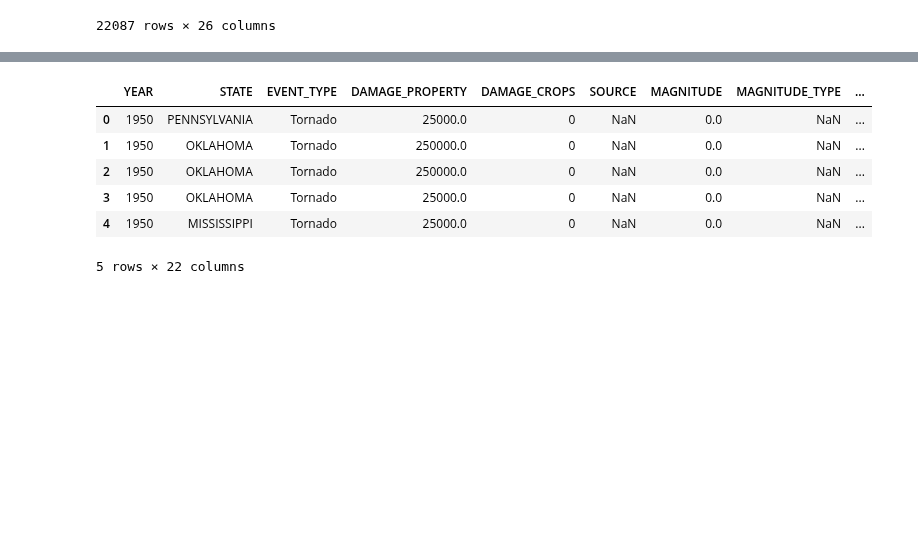
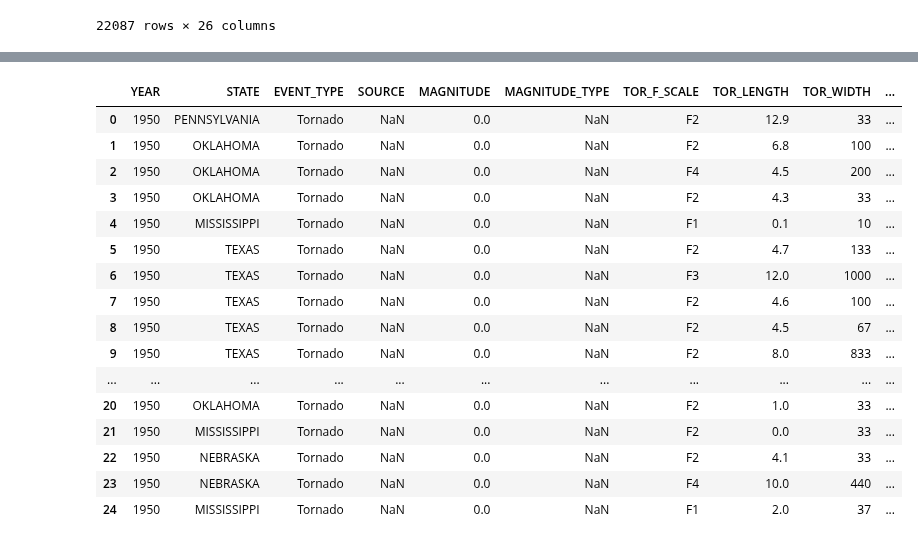
Before and after one commit to elizabethmorgan26/team1, a Jupyter notebook: 1950-1964_df.ipynb, the cells around one changed output, grey strips where cells are left out. Drawn from its saved outputs; the diff is of its cells as text; code cells hidden in the pictures; blank space fills up the shorter version.

```diff
--- a/1950-1964_df.ipynb
+++ b/1950-1964_df.ipynb
@@ -125,29 +115,31 @@ clean_mergestorm_df
 # =============================================
 # change a string into a float; account for magnitude of
 # # the number as represented in the string
-def retype_damage_value(value_str):
-    if pd.isna(value_str):
+def retype_damage_value(value):
+    if pd.isna(value):
         return np.nan
 
-    if isinstance(value_str, (int, float)):
-        return value_str
+    try:
+        if isinstance(value, (int, float)):
+            return float(value)
 
-    value_str = str(value_str)
+        value_str = str(value)
+        if not value_str:
+            return np.nan
 
-    num_str = ''.join(char for char in value_str if char.isnumeric() or char == '.')
-    magnitude = ''.join(char for char in value_str if char.isalpha())
+        num_str = value[:-1]
+        magnitude = value[-1]
 
-    try:
         num = float(num_str)
-    except ValueError:
+
+        if magnitude == 'K':
+            num *= 1000
+        elif magnitude == 'M':
+            num *= 1000000
+        elif magnitude == 'B':
+            num *= 1000000000
+
+        return num
+    except (ValueError, IndexError):
         return np.nan
-
-    if magnitude == 'K':
-        num *= 1000
-    elif magnitude == 'M':
-        num *= 1000000
-    elif magnitude == 'B':
-        num *= 1000000000
-
-    return num
 # %%
@@ -264,6 +224,8 @@ See the caveats in the documentation: https://pandas.pydata.org/pandas-docs/stab
 drop_merged_df = clean_mergestorm_df.drop(columns=["INJURIES_DIRECT",
                                                    "INJURIES_INDIRECT",
                                                    "DEATHS_DIRECT",
-                                                   "DEATHS_INDIRECT"])
+                                                   "DEATHS_INDIRECT",
+                                                   "DAMAGE_PROPERTY",
+                                                   "DAMAGE_CROPS"])
 drop_merged_df.head()
 # %% [output]
@@ -277,20 +238,30 @@ drop_merged_df.head()
 # %%
 # Narrow down events that have had at least one death and/or at least one injury
 narrow_df = drop_merged_df.loc[(drop_merged_df["TOTAL DEATHS"] > 1) | (drop_merged_df["TOTAL INJURIES"] > 1)]
 
 # reset the index
 narrow_df.reset_index(drop=True, inplace=True)
 
 # Display sample data
-narrow_df.head()
+narrow_df.head(25)
 # %% [output]
-|  | YEAR | STATE | EVENT_TYPE | DAMAGE_PROPERTY | DAMAGE_CROPS | SOURCE | MAGNITUDE | MAGNITUDE_TYPE | ... |
-| 0 | 1950 | PENNSYLVANIA | Tornado | 25000.0 | 0 | NaN | 0.0 | NaN | ... |
-| 1 | 1950 | OKLAHOMA | Tornado | 250000.0 | 0 | NaN | 0.0 | NaN | ... |
-| 2 | 1950 | OKLAHOMA | Tornado | 250000.0 | 0 | NaN | 0.0 | NaN | ... |
-| 3 | 1950 | OKLAHOMA | Tornado | 25000.0 | 0 | NaN | 0.0 | NaN | ... |
-| 4 | 1950 | MISSISSIPPI | Tornado | 25000.0 | 0 | NaN | 0.0 | NaN | ... |
+|  | YEAR | STATE | EVENT_TYPE | SOURCE | MAGNITUDE | MAGNITUDE_TYPE | TOR_F_SCALE | TOR_LENGTH | TOR_WIDTH | ... |
+| 0 | 1950 | PENNSYLVANIA | Tornado | NaN | 0.0 | NaN | F2 | 12.9 | 33 | ... |
+| 1 | 1950 | OKLAHOMA | Tornado | NaN | 0.0 | NaN | F2 | 6.8 | 100 | ... |
+| 2 | 1950 | OKLAHOMA | Tornado | NaN | 0.0 | NaN | F4 | 4.5 | 200 | ... |
+| 3 | 1950 | OKLAHOMA | Tornado | NaN | 0.0 | NaN | F2 | 4.3 | 33 | ... |
+| 4 | 1950 | MISSISSIPPI | Tornado | NaN | 0.0 | NaN | F1 | 0.1 | 10 | ... |
+| 5 | 1950 | TEXAS | Tornado | NaN | 0.0 | NaN | F2 | 4.7 | 133 | ... |
+| 6 | 1950 | TEXAS | Tornado | NaN | 0.0 | NaN | F3 | 12.0 | 1000 | ... |
+| 7 | 1950 | TEXAS | Tornado | NaN | 0.0 | NaN | F2 | 4.6 | 100 | ... |
+| 8 | 1950 | TEXAS | Tornado | NaN | 0.0 | NaN | F2 | 4.5 | 67 | ... |
+| 9 | 1950 | TEXAS | Tornado | NaN | 0.0 | NaN | F2 | 8.0 | 833 | ... |
+| ... | ... | ... | ... | ... | ... | ... | ... | ... | ... | ... |
+| 20 | 1950 | OKLAHOMA | Tornado | NaN | 0.0 | NaN | F2 | 1.0 | 33 | ... |
+| 21 | 1950 | MISSISSIPPI | Tornado | NaN | 0.0 | NaN | F2 | 0.0 | 33 | ... |
+| 22 | 1950 | NEBRASKA | Tornado | NaN | 0.0 | NaN | F2 | 4.1 | 33 | ... |
+| 23 | 1950 | NEBRASKA | Tornado | NaN | 0.0 | NaN | F4 | 10.0 | 440 | ... |
+| 24 | 1950 | MISSISSIPPI | Tornado | NaN | 0.0 | NaN | F1 | 2.0 | 37 | ... |
-5 rows × 22 columns
 # %%
 reordernarrow_df = narrow_df[["YEAR",
                               "STATE",
```
Also changed, not shown: parts of 16 cells of this notebook, 2 other files.
